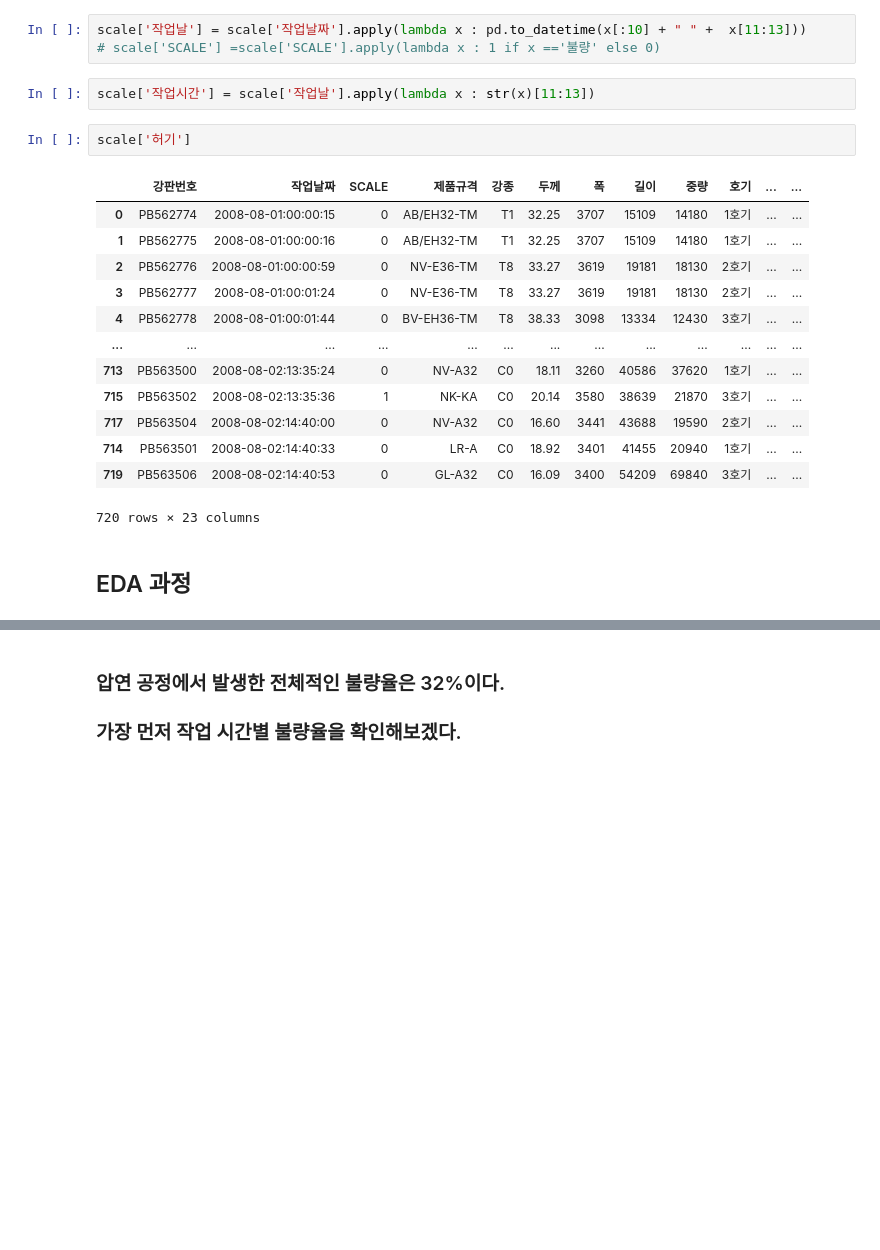
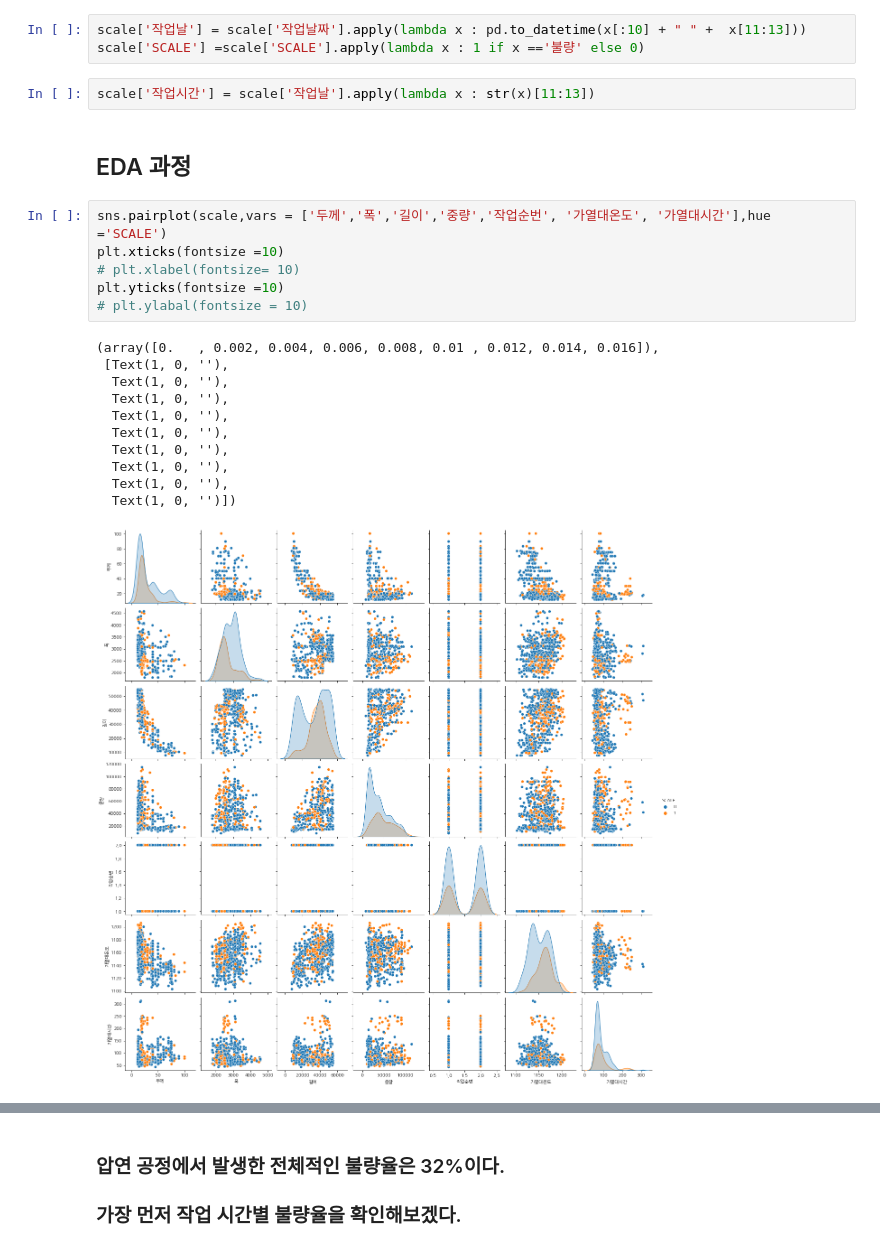
Before and after one commit to kimjihan07/POSCO-AI-Edu-steel-rolling, a Jupyter notebook: scale_issue_analysis.ipynb, the cells around one changed output, grey strips where cells are left out. Drawn from its saved outputs; the diff is of its cells as text; blank space fills up the shorter version.

```diff
--- a/scale_issue_analysis.ipynb
+++ b/scale_issue_analysis.ipynb
@@ -113,24 +113,26 @@ scale
 720 rows × 21 columns
 # %%
 scale['작업날'] = scale['작업날짜'].apply(lambda x : pd.to_datetime(x[:10] + " " +  x[11:13]))
-# scale['SCALE'] =scale['SCALE'].apply(lambda x : 1 if x =='불량' else 0)
+scale['SCALE'] =scale['SCALE'].apply(lambda x : 1 if x =='불량' else 0)
 # %%
 scale['작업시간'] = scale['작업날'].apply(lambda x : str(x)[11:13])
-# %%
-scale['허기']
-# %% [output]
-|  | 강판번호 | 작업날짜 | SCALE | 제품규격 | 강종 | 두께 | 폭 | 길이 | 중량 | 호기 | ... | ... |
-| 0 | PB562774 | 2008-08-01:00:00:15 | 0 | AB/EH32-TM | T1 | 32.25 | 3707 | 15109 | 14180 | 1호기 | ... | ... |
-| 1 | PB562775 | 2008-08-01:00:00:16 | 0 | AB/EH32-TM | T1 | 32.25 | 3707 | 15109 | 14180 | 1호기 | ... | ... |
-| 2 | PB562776 | 2008-08-01:00:00:59 | 0 | NV-E36-TM | T8 | 33.27 | 3619 | 19181 | 18130 | 2호기 | ... | ... |
-| 3 | PB562777 | 2008-08-01:00:01:24 | 0 | NV-E36-TM | T8 | 33.27 | 3619 | 19181 | 18130 | 2호기 | ... | ... |
-| 4 | PB562778 | 2008-08-01:00:01:44 | 0 | BV-EH36-TM | T8 | 38.33 | 3098 | 13334 | 12430 | 3호기 | ... | ... |
-| ... | ... | ... | ... | ... | ... | ... | ... | ... | ... | ... | ... | ... |
-| 713 | PB563500 | 2008-08-02:13:35:24 | 0 | NV-A32 | C0 | 18.11 | 3260 | 40586 | 37620 | 1호기 | ... | ... |
-| 715 | PB563502 | 2008-08-02:13:35:36 | 1 | NK-KA | C0 | 20.14 | 3580 | 38639 | 21870 | 3호기 | ... | ... |
-| 717 | PB563504 | 2008-08-02:14:40:00 | 0 | NV-A32 | C0 | 16.60 | 3441 | 43688 | 19590 | 2호기 | ... | ... |
-| 714 | PB563501 | 2008-08-02:14:40:33 | 0 | LR-A | C0 | 18.92 | 3401 | 41455 | 20940 | 1호기 | ... | ... |
-| 719 | PB563506 | 2008-08-02:14:40:53 | 0 | GL-A32 | C0 | 16.09 | 3400 | 54209 | 69840 | 3호기 | ... | ... |
-720 rows × 23 columns
 # %% [markdown]
 ## EDA 과정
+# %%
+sns.pairplot(scale,vars = ['두께','폭','길이','중량','작업순번', '가열대온도', '가열대시간'],hue ='SCALE')
+plt.xticks(fontsize =10)
+# plt.xlabel(fontsize= 10)
+plt.yticks(fontsize =10)
+# plt.ylabal(fontsize = 10)
+# %% [output]
+(array([0.   , 0.002, 0.004, 0.006, 0.008, 0.01 , 0.012, 0.014, 0.016]),
+ [Text(1, 0, ''),
+  Text(1, 0, ''),
+  Text(1, 0, ''),
+  Text(1, 0, ''),
+  Text(1, 0, ''),
+  Text(1, 0, ''),
+  Text(1, 0, ''),
+  Text(1, 0, ''),
+  Text(1, 0, '')])
+[figure, added]
```
Also changed, not shown: parts of 10 cells of this notebook.
